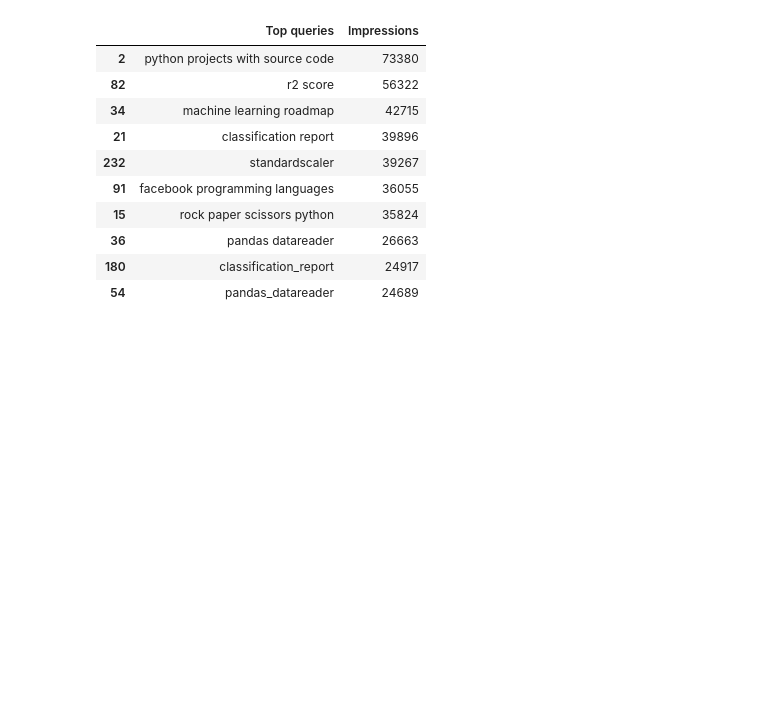
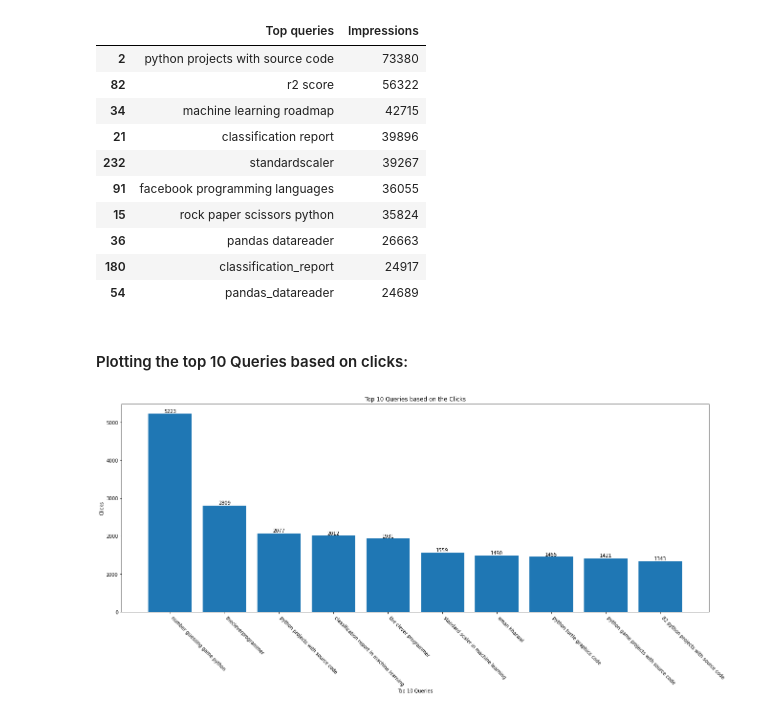
Before and after one commit to Nishan-k/Search-Queries-Anomaly-Detection-using-Python, a Jupyter notebook: Google Search Query Anomaly Detection.ipynb, the cells around one changed output. Saved outputs shown, nothing was run; the diff lists cells and outputs as text; code cells hidden in the pictures; blank space fills up the shorter version.

```diff
--- a/Google Search Query Anomaly Detection.ipynb
+++ b/Google Search Query Anomaly Detection.ipynb
@@ -163,3 +163,16 @@ top_10_queries_impression
 | 36 | pandas datareader | 26663 |
 | 180 | classification_report | 24917 |
 | 54 | pandas_datareader | 24689 |
+# %% [markdown]
+#### Plotting the top 10 Queries based on clicks:
+# %%
+plt.figure(figsize=(22, 8))
+bars = plt.bar(top_10_queries_clicks['Top queries'],  top_10_queries_clicks['Clicks'])
+plt.bar_label(bars)
+plt.xticks(rotation=-45, ha='left', fontsize=10)
+plt.title("Top 10 Queries based on the Clicks")
+plt.xlabel("Top 10 Queries")
+plt.ylabel("Clicks")
+plt.show()
+# %% [output]
+[figure, added]
```
Also changed, not shown: parts of 1 cell of this notebook.
